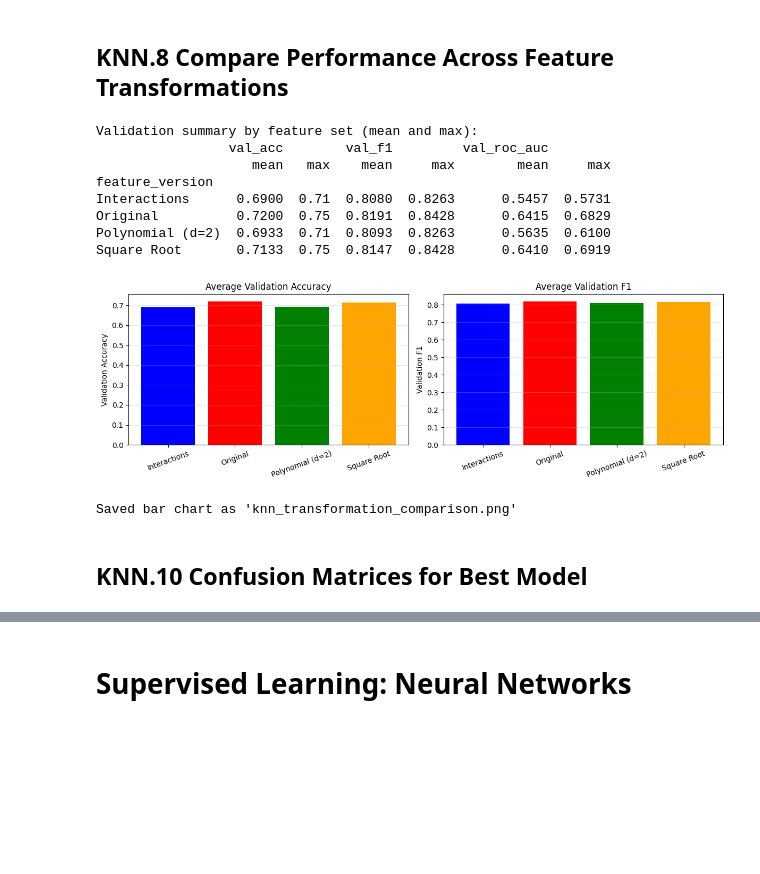
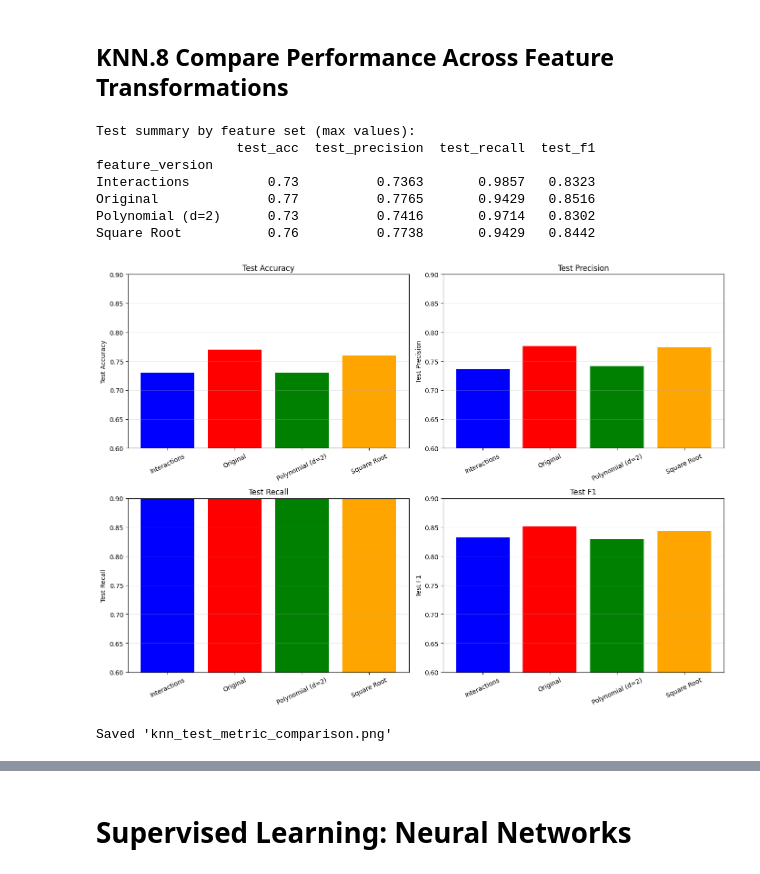
Before and after one commit to Zesan-Rahman/MachineLearningProject, a Jupyter notebook: Project.ipynb, the cells around one changed output, grey strips where cells are left out. Saved outputs shown, nothing was run; the diff lists cells and outputs as text; code cells hidden in the pictures; blank space fills up the shorter version.

```diff
--- a/Project.ipynb
+++ b/Project.ipynb
@@ -406,5 +408,5 @@ for col in square_features:
     Z1_val[col + "_sq"] = Z1_val[col] ** 2
     Z1_test[col + "_sq"] = Z1_test[col] ** 2
 
-run_log_reg(Z1_train, y_train, Z1_val, y_val, Z1_test, y_test, "Z1: Squared Features credit_amount and age")
+run_log_reg(Z1_train, y_train, Z1_val, y_val, Z1_test, y_test, "Z1")
 # %% [output]
@@ -428,5 +432,5 @@ for col in cubic_features:
     Z2_val[col + "_cube"] = Z2_val[col] ** 3
     Z2_test[col + "_cube"] = Z2_test[col] ** 3
 
-run_log_reg(Z2_train, y_train, Z2_val, y_val, Z2_test, y_test, "Z2: Cubic Features")
+run_log_reg(Z2_train, y_train, Z2_val, y_val, Z2_test, y_test, "Z2")
 # %% [output]
@@ -453,5 +459,5 @@ Z3_train[f1 + "_x_" + f2 + "_x_" + f3 + "_x_" + f4] = Z3_train[f1] * Z3_train[f2
 Z3_val[f1 + "_x_" + f2 + "_x_" + f3  + "_x_" + f4] = Z3_val[f1] * Z3_val[f2] * Z3_val[f3] * Z3_val[f4]
 Z3_test[f1 + "_x_" + f2 + "_x_" + f3  + "_x_" + f4] = Z3_test[f1] * Z3_test[f2] * Z3_test[f3] * Z3_test[f4]
 
-run_log_reg(Z3_train, y_train, Z3_val, y_val, Z3_test, y_test, "Z3: duration * credit_amount * age * installment_commitment")
+run_log_reg(Z3_train, y_train, Z3_val, y_val, Z3_test, y_test, "Z3")
 # %% [output]
@@ -718,8 +747,15 @@ Saved as 'knn_results.csv'
 # %% [markdown]
 ## KNN.7 Visualize Performance vs Feature Transformations and K
 # %%
-fig, axes = plt.subplots(1, 2, figsize=(14, 5))
-metrics = [('val_acc', 'Validation Accuracy'), ('val_f1', 'Validation F1')]
+fig, axes = plt.subplots(2, 2, figsize=(14, 10))
+axes = axes.flatten()
+
+metrics = [
+    ('test_precision', 'Test Precision'),
+    ('test_recall', 'Test Recall'),
+    ('test_acc', 'Test Accuracy'),
+    ('test_f1', 'Test F1')
+]
 colors = {'Original': 'blue', 'Polynomial (d=2)': 'red', 'Interactions': 'green', 'Square Root': 'orange'}
 
 for ax, (metric, title) in zip(axes, metrics):
@@ -743,37 +779,53 @@ Saved plot as 'knn_metric_vs_k.png'
 # %% [markdown]
 ## KNN.8 Compare Performance Across Feature Transformations
 # %%
-summary = knn_results_df.groupby('feature_version')[['val_acc', 'val_f1', 'val_roc_auc']].agg(['mean', 'max']).round(4)
-print("Validation summary by feature set (mean and max):")
+summary = (
+    knn_results_df
+    .groupby('feature_version')[['test_acc', 'test_precision', 'test_recall', 'test_f1']]
+    .max()        # or .mean() depending on what you want — you said “best model”
+    .round(4)
+)
+print("Test summary by feature set (max values):")
 print(summary)
 
-fig, axes = plt.subplots(1, 2, figsize=(12, 4))
-metrics = [('val_acc', 'Validation Accuracy'), ('val_f1', 'Validation F1')]
+
+fig, axes = plt.subplots(2, 2, figsize=(14, 10))
+axes = axes.flatten()
+
+metrics = [
+    ('test_acc', 'Test Accuracy'),
+    ('test_precision', 'Test Precision'),
+    ('test_recall', 'Test Recall'),
+    ('test_f1', 'Test F1')
+]
+
 colors = ['blue', 'red', 'green', 'orange']
 
 for ax, (metric, title) in zip(axes, metrics):
-    means = knn_results_df.groupby('feature_version')[metric].mean()
-    ax.bar(means.index, means.values, color=colors)
+    values = summary[metric]
+
+    ax.bar(values.index, values.values, color=colors)
     ax.set_ylabel(title)
-    ax.set_title(f'Average {title}')
-    ax.tick_params(axis='x', rotation=20)
+    ax.set_title(title)
+
+    ax.set_ylim(0.60, 0.90)
+    ax.set_yticks(np.arange(0.60, 0.901, 0.05))
+
+    ax.tick_params(axis='x', rotation=25)
     ax.grid(True, axis='y', alpha=0.3)
 
 plt.tight_layout()
-plt.savefig('knn_transformation_comparison.png', dpi=300, bbox_inches='tight')
+plt.savefig('knn_test_metric_comparison.png', dpi=300, bbox_inches='tight')
 plt.show()
 
-print("Saved bar chart as 'knn_transformation_comparison.png'")
+print("Saved 'knn_test_metric_comparison.png'")
 # %% [output]
-Validation summary by feature set (mean and max):
-                 val_acc        val_f1         val_roc_auc
-                    mean   max    mean     max        mean     max
+Test summary by feature set (max values):
+                  test_acc  test_precision  test_recall  test_f1
 feature_version
-Interactions      0.6900  0.71  0.8080  0.8263      0.5457  0.5731
-Original          0.7200  0.75  0.8191  0.8428      0.6415  0.6829
-Polynomial (d=2)  0.6933  0.71  0.8093  0.8263      0.5635  0.6100
-Square Root       0.7133  0.75  0.8147  0.8428      0.6410  0.6919
+Interactions          0.73          0.7363       0.9857   0.8323
+Original              0.77          0.7765       0.9429   0.8516
+Polynomial (d=2)      0.73          0.7416       0.9714   0.8302
+Square Root           0.76          0.7738       0.9429   0.8442
-[figure, old version]
+[figure, new version]
-Saved bar chart as 'knn_transformation_comparison.png'
+Saved 'knn_test_metric_comparison.png'
-# %% [markdown]
-## KNN.10 Confusion Matrices for Best Model
```
Also changed, not shown: parts of 11 cells of this notebook.
